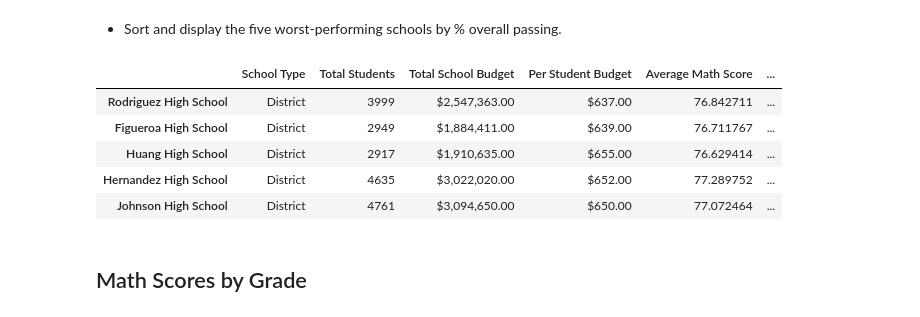
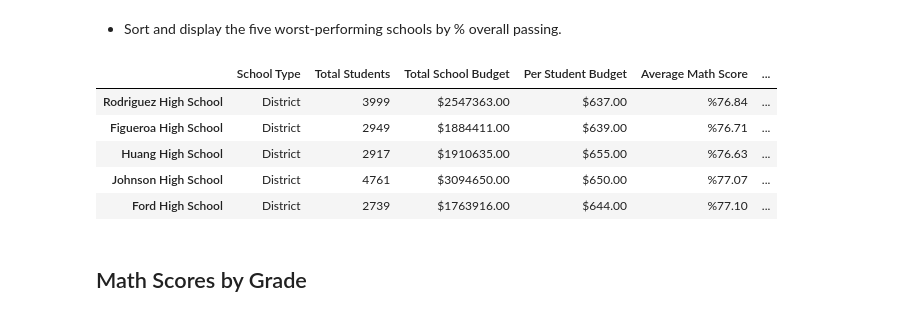
Before and after one commit to kevinsmith78/pandas-challenge, a Jupyter notebook: PyCitySchools_KS.ipynb, the cells around one changed output. Saved outputs shown, nothing was run; the diff lists cells and outputs as text; code cells hidden in the pictures.

```diff
--- a/PyCitySchools_KS.ipynb
+++ b/PyCitySchools_KS.ipynb
@@ -272,15 +272,15 @@ top_5. head(5)
 # %% [markdown]
 * Sort and display the five worst-performing schools by % overall passing.
 # %%
-top_5 = summ_by_school.sort_values(by=['Overall Passing Rate'], ascending=False)
-top_5. head(5)
+bottom_5 = summ_by_school.sort_values(by=["Overall Passing Rate"])
+bottom_5.head()
 # %% [output]
 |  | School Type | Total Students | Total School Budget | Per Student Budget | Average Math Score | ... |
-| Rodriguez High School | District | 3999 | $2,547,363.00 | $637.00 | 76.842711 | ... |
-| Figueroa High School | District | 2949 | $1,884,411.00 | $639.00 | 76.711767 | ... |
-| Huang High School | District | 2917 | $1,910,635.00 | $655.00 | 76.629414 | ... |
-| Hernandez High School | District | 4635 | $3,022,020.00 | $652.00 | 77.289752 | ... |
-| Johnson High School | District | 4761 | $3,094,650.00 | $650.00 | 77.072464 | ... |
+| Rodriguez High School | District | 3999 | $2547363.00 | $637.00 | %76.84 | ... |
+| Figueroa High School | District | 2949 | $1884411.00 | $639.00 | %76.71 | ... |
+| Huang High School | District | 2917 | $1910635.00 | $655.00 | %76.63 | ... |
+| Johnson High School | District | 4761 | $3094650.00 | $650.00 | %77.07 | ... |
+| Ford High School | District | 2739 | $1763916.00 | $644.00 | %77.10 | ... |
 # %% [markdown]
 ## Math Scores by Grade
 # %% [markdown]
```
Also changed, not shown: parts of 1 cell of this notebook.
